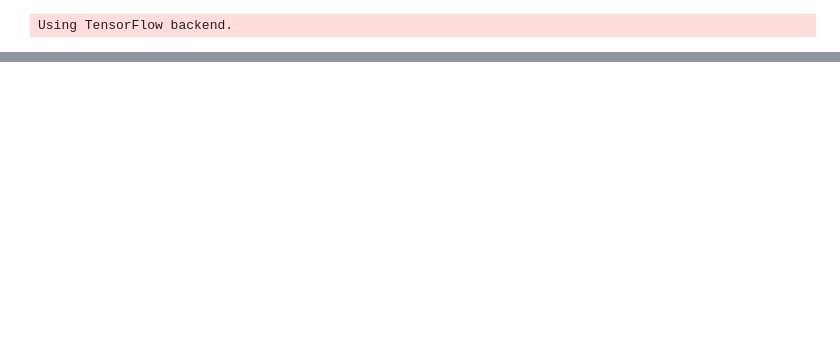
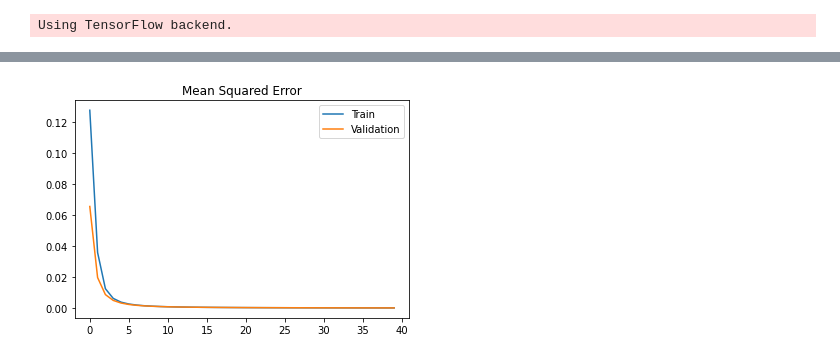
Before and after one commit to JackKelly1/4th-Year-Project, a Jupyter notebook: Tuning_Nodes_and_Layers.ipynb, the cells around one changed output, grey strips where cells are left out. Saved outputs shown, nothing was run; the diff lists cells and outputs as text; code cells hidden in the pictures; blank space fills up the shorter version.

```diff
--- a/Tuning_Nodes_and_Layers.ipynb
+++ b/Tuning_Nodes_and_Layers.ipynb
@@ -181,0 +147,2 @@ best_hps.__dict__['values']
+# %%
+hypermodel = keras.models.load_model('Tuned_' + str(N_channels) + '_channels_ANN_model.h5')
@@ -181,0 +166,9 @@ best_hps.__dict__['values']
+# %%
+model = tf.keras.Sequential()
+for layer in hypermodel.layers[:-1]: # go through until last layer
+    layer.trainable=False
+    model.add(layer)
+model.add(keras.layers.Dense(40, activation='sigmoid'))
+model.summary()
+
+model.compile(optimizer='adam', loss=keras.losses.MeanSquaredError(), metrics=['mean_squared_error'])
@@ -181,0 +190,10 @@ best_hps.__dict__['values']
+# %%
+N_channels = 40
+file_path = '/Users/jackkelly/Desktop/Building_Model/Data/40_channels_data_variedlengths_10000.csv'
+X_scale, Y_scale = processing_data(N_channels, file_path)
+X_train, X_val_and_test, Y_train, Y_val_and_test = train_test_split(X_scale, Y_scale, test_size=0.3)
+X_train, X_val, Y_train, Y_val = train_test_split(X_val_and_test, Y_val_and_test, test_size=0.15)
+# %%
+start_time = time.time()
+new_hist = model.fit(X_train, Y_train, validation_data=(X_val, Y_val), epochs=40, shuffle=True, verbose=1, batch_size=N_channels+1)
+training_time = time.time() - start_time
@@ -181,0 +226,4 @@ best_hps.__dict__['values']
+# %%
+visualising_data(model.history)
+# %% [output]
+[figure, added]
```
Also changed, not shown: parts of 23 cells of this notebook.
